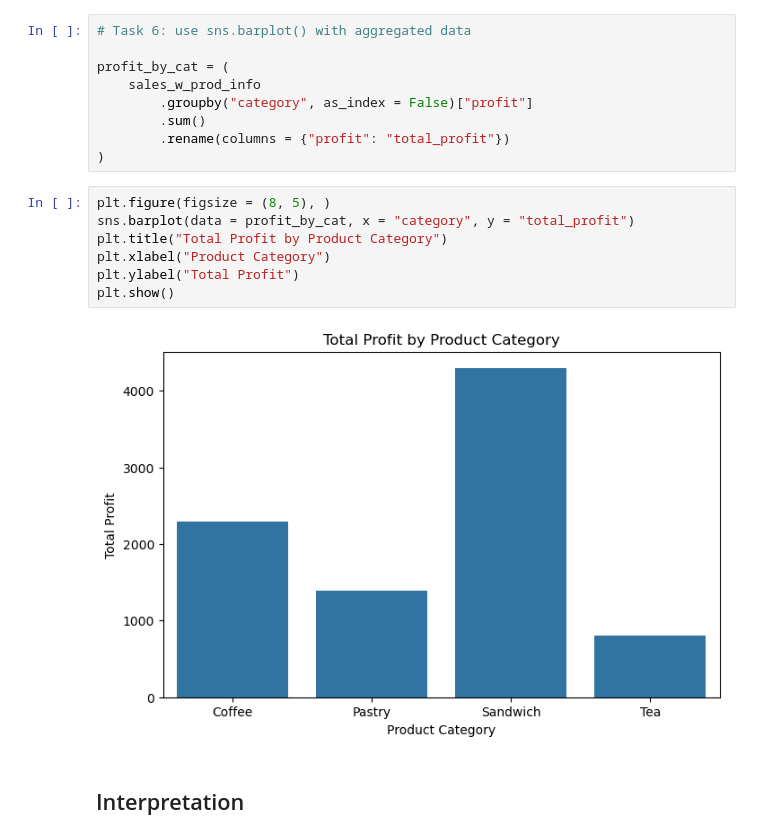
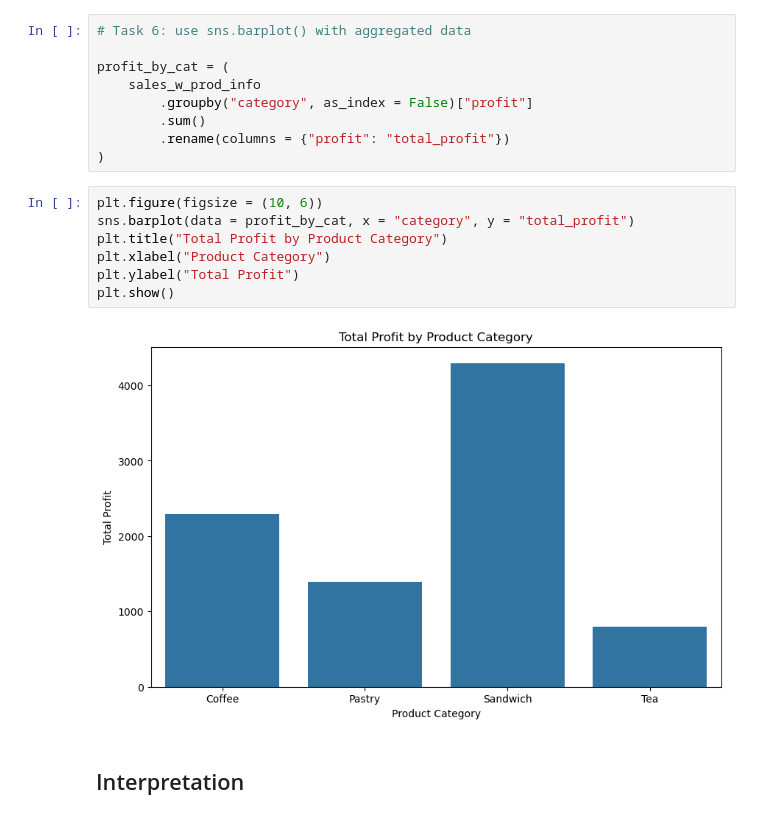
Before and after one commit to nnineeight/py4eda-work, a Jupyter notebook: test2b/test_2b.ipynb, the cells around one changed output. Cells and saved outputs as stored; diff of their text form.

```diff
--- a/test2b/test_2b.ipynb
+++ b/test2b/test_2b.ipynb
@@ -344,14 +344,14 @@ profit_by_cat = (
         .rename(columns = {"profit": "total_profit"})
 )
 # %%
-plt.figure(figsize = (8, 5), )
+plt.figure(figsize = (10, 6))
 sns.barplot(data = profit_by_cat, x = "category", y = "total_profit")
 plt.title("Total Profit by Product Category")
 plt.xlabel("Product Category")
 plt.ylabel("Total Profit")
 plt.show()
 # %% [output]
-[figure, old version]
+[figure, new version]
 # %% [markdown]
 ## Interpretation
 # %% [markdown]
```
Also changed, not shown: parts of 9 cells of this notebook.
